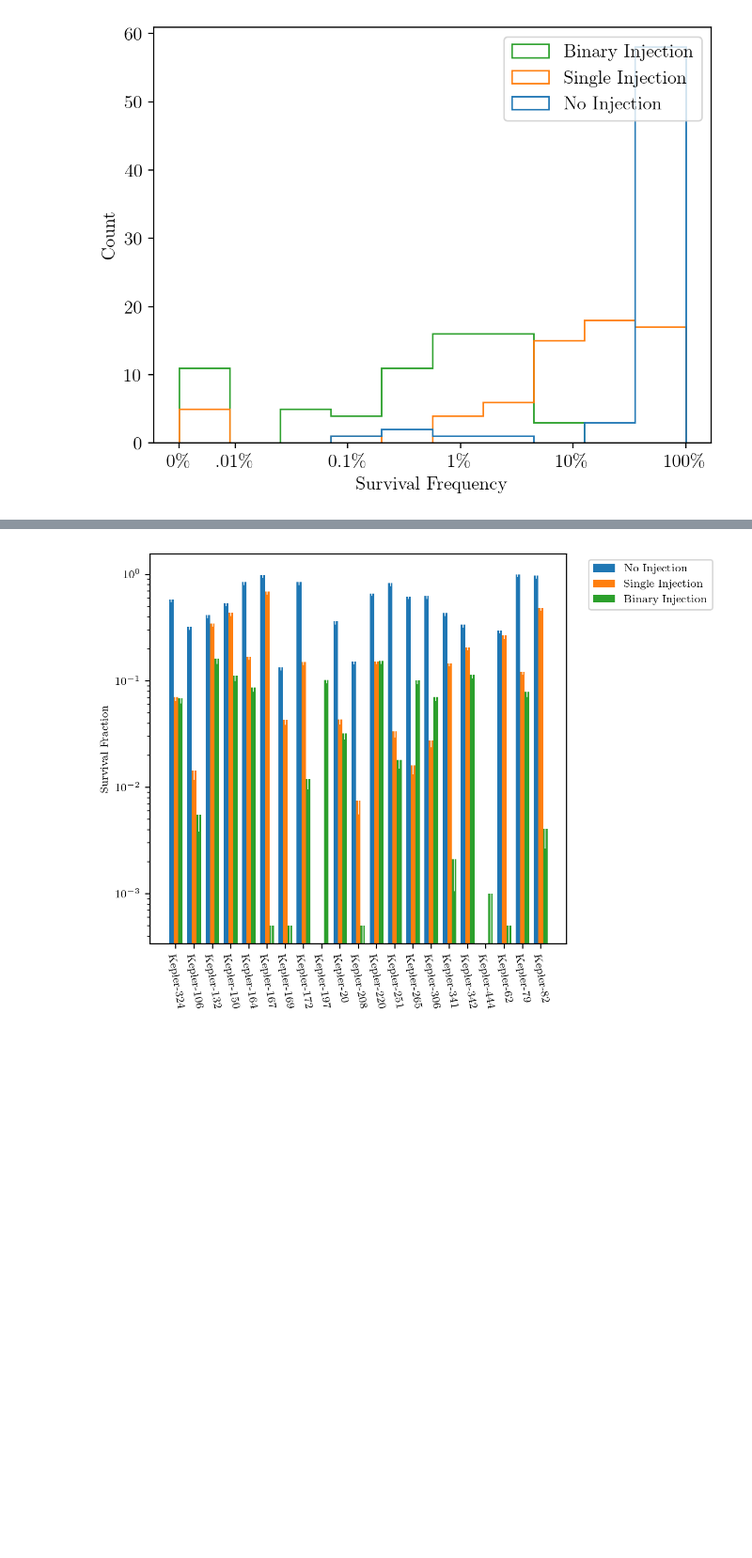
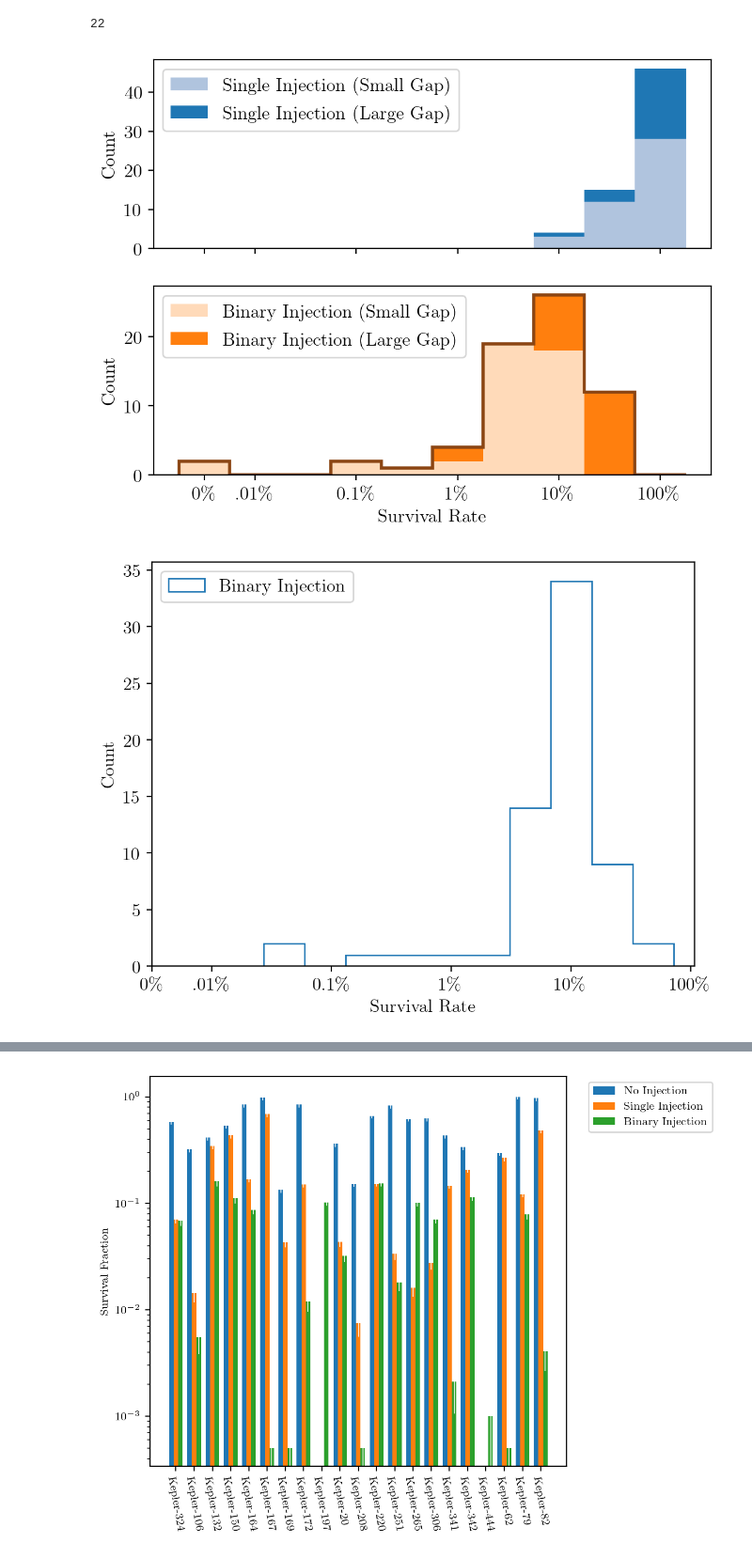
Before and after one commit to wcukier/binary_planets, a Jupyter notebook: scripts/survival_rates.ipynb, the cells around one changed output, grey strips where cells are left out. Shown: that part at 94% size. Drawn from its saved outputs; the diff is of its cells as text; code cells hidden in the pictures; blank space fills up the shorter version.

```diff
--- a/scripts/survival_rates.ipynb
+++ b/scripts/survival_rates.ipynb
@@ -234,3 +253,67 @@ plt.show()
+# %%
+large_gap = np.array([sys["gap"][1]/sys["gap"][0] > 1.95 for sys in run_systems])
+np.sum(large_gap)
+# %% [output]
+22
+# %%
+single_inj_hist = np.array(single_inj)
+single_inj_hist[single_inj_hist < 1e-4] = 10**(-4.7)
+
+no_inj_hist = np.array(no_inj)
+no_inj_hist[no_inj_hist < 1e-4] = 10**(-4.7)
+
+binary_inj_hist = np.array(binary_inj)
+binary_inj_hist[binary_inj_hist < 1e-4] = 10**(-4.7)
+
+colors = ["grey", "blue", "red"]
+
+bins = [-5, -4.5, -4, -3.5, -3, -2.5, -2, -1.5, -1, -0.5, 0]
+
+# plt.subplots(nrows=2, ncols=1)
+
+# plt.hist([np.log10(no_inj_hist),], histtype="stepfilled",
+#          label=["No Injection"],
+#         alpha=0.3, color=colors[0], bins=bins)
+# plt.hist([np.log10(no_inj_hist)], histtype="step",
+#          color=colors[0], bins=bins)
+plt.subplot(211)
+plt.hist([ np.log10(single_inj_hist[~large_gap]), np.log10(single_inj_hist[large_gap])], histtype="barstacked",
+         label=["Single Injection (Small Gap)", "Single Injection (Large Gap)"],
+        alpha=1, color=["lightsteelblue", "tab:blue"], bins=bins,
+         )
+
+
+plt.xticks([-4.75, -4.25, -3.25, -2.25, -1.25, -0.25], [r"", r"", r"", r"", r"", r""])
+plt.ylabel("Count")
+
+plt.legend(loc=2)
+
+plt.subplot(212)
+
+plt.hist([np.log10(binary_inj_hist[~large_gap]), np.log10(binary_inj_hist[large_gap]),], histtype="barstacked",
+         label=["Binary Injection (Small Gap)", "Binary Injection (Large Gap)"],# hatch=["\\\\\\\\", "\\\\"],
+        alpha=1, color=["peachpuff", "tab:orange"], bins=bins)
+
+plt.hist([np.log10(binary_inj_hist)], histtype="step",
+         color="saddlebrown", bins=bins, linewidth=2)
+
+# plt.hist([np.log10(single_inj_hist)], histtype="step",
+#          color="black", bins=bins, linewidth=2)
+
+
+
+
+
+
+
+# xticks = [[-3.5, r"<10$^3"]]
+plt.xticks([-4.75, -4.25, -3.25, -2.25, -1.25, -0.25], [r"0\%", r".01\%", r"0.1\%", r"1\%", r"10\%", r"100\%"])
+plt.legend(loc=2)
+plt.xlabel("Survival Rate")
+plt.ylabel("Count")
+plt.savefig("../figs/survival_hist.png", transparent=True)
+# %% [output]
+[figure, added]
 # %%
 single_inj_hist = np.array(single_inj)
 single_inj_hist[single_inj_hist < 1e-4] = 10**(-4.5)
@@ -241,15 +324,15 @@ no_inj_hist[no_inj_hist < 1e-4] = 10**(-4.5)
 binary_inj_hist = np.array(binary_inj)
 binary_inj_hist[binary_inj_hist < 1e-4] = 10**(-4.5)
 
-plt.hist([np.log10(no_inj_hist), np.log10(single_inj_hist), np.log10(binary_inj_hist)], histtype="step", label=["No Injection", "Single Injection", "Binary Injection"])
+plt.hist([np.log10(binary_inj_hist/single_inj_hist)], histtype="step", label=["Binary Injection"])
 xticks = [[-3.5, r"<10$^3"]]
 plt.xticks([-4.5, -4, -3, -2, -1, 0], [r"~0\%", r".01\%", r"0.1\%", r"1\%", r"10\%", r"100\%"])
-plt.legend()
-plt.xlabel("Survival Frequency")
+plt.legend(loc=2)
+plt.xlabel("Survival Rate")
 plt.ylabel("Count")
 plt.savefig("../figs/survival_hist.png", transparent=True)
 # %% [output]
-[figure, old version]
+[figure, new version]
 # %%
 no_dir = dirs[0]
 single_dir = dirs[1]
```
Also changed, not shown: parts of 10 cells of this notebook, 14 other files.
